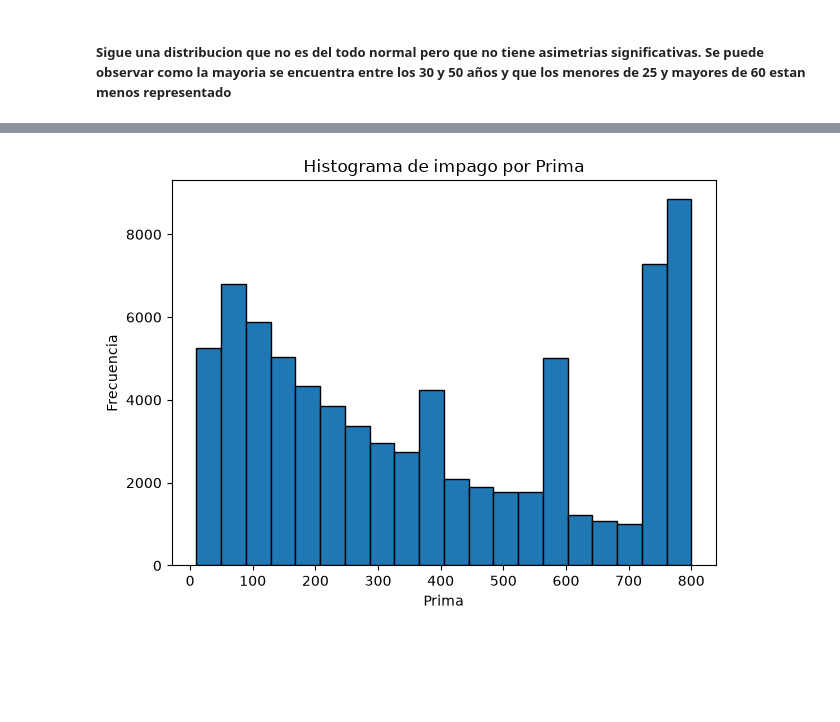
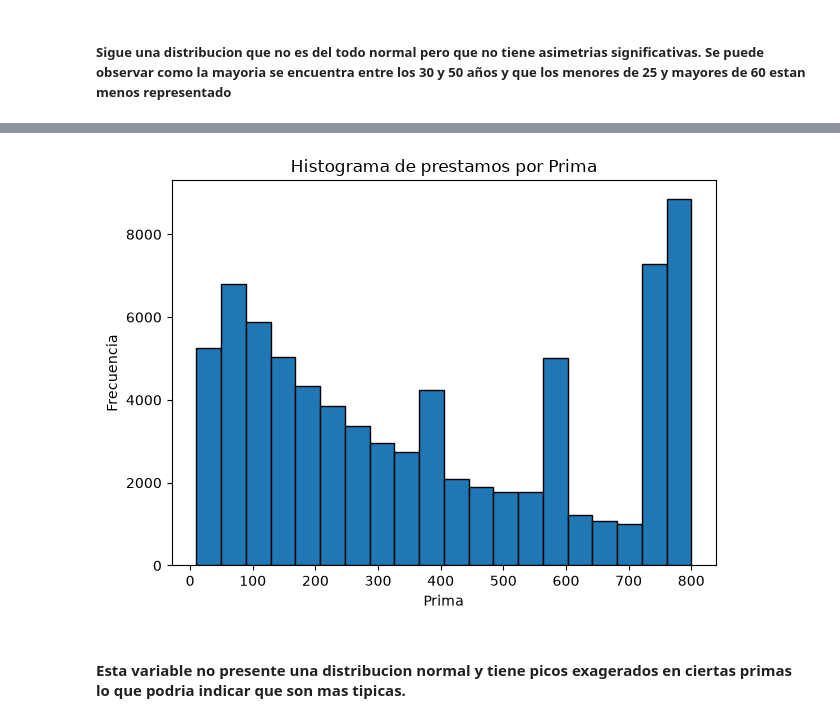
Before and after one commit to nereaaloria-ctrl/RETO-5-Verde-Claro, a Jupyter notebook: tratamiento de datos.ipynb, the cells around one changed output, grey strips where cells are left out. Saved outputs shown, nothing was run; the diff lists cells and outputs as text; code cells hidden in the pictures; blank space fills up the shorter version.

```diff
--- a/tratamiento de datos.ipynb
+++ b/tratamiento de datos.ipynb
@@ -348,9 +343,11 @@ plt.show()
 # %%
 plt.hist(datos['Prima'],bins=20, edgecolor='black')
-plt.title('Histograma de impago por Prima')
+plt.title('Histograma de prestamos por Prima')
 plt.xlabel('Prima')
 plt.ylabel('Frecuencia')
 plt.tight_layout()
 plt.show()
 # %% [output]
-[figure, old version]
+[figure, new version]
+# %% [markdown]
+#### Esta variable no presente una distribucion normal y tiene picos exagerados en ciertas primas lo que podria indicar que son mas tipicas.
```
Also changed, not shown: parts of 12 cells of this notebook.
